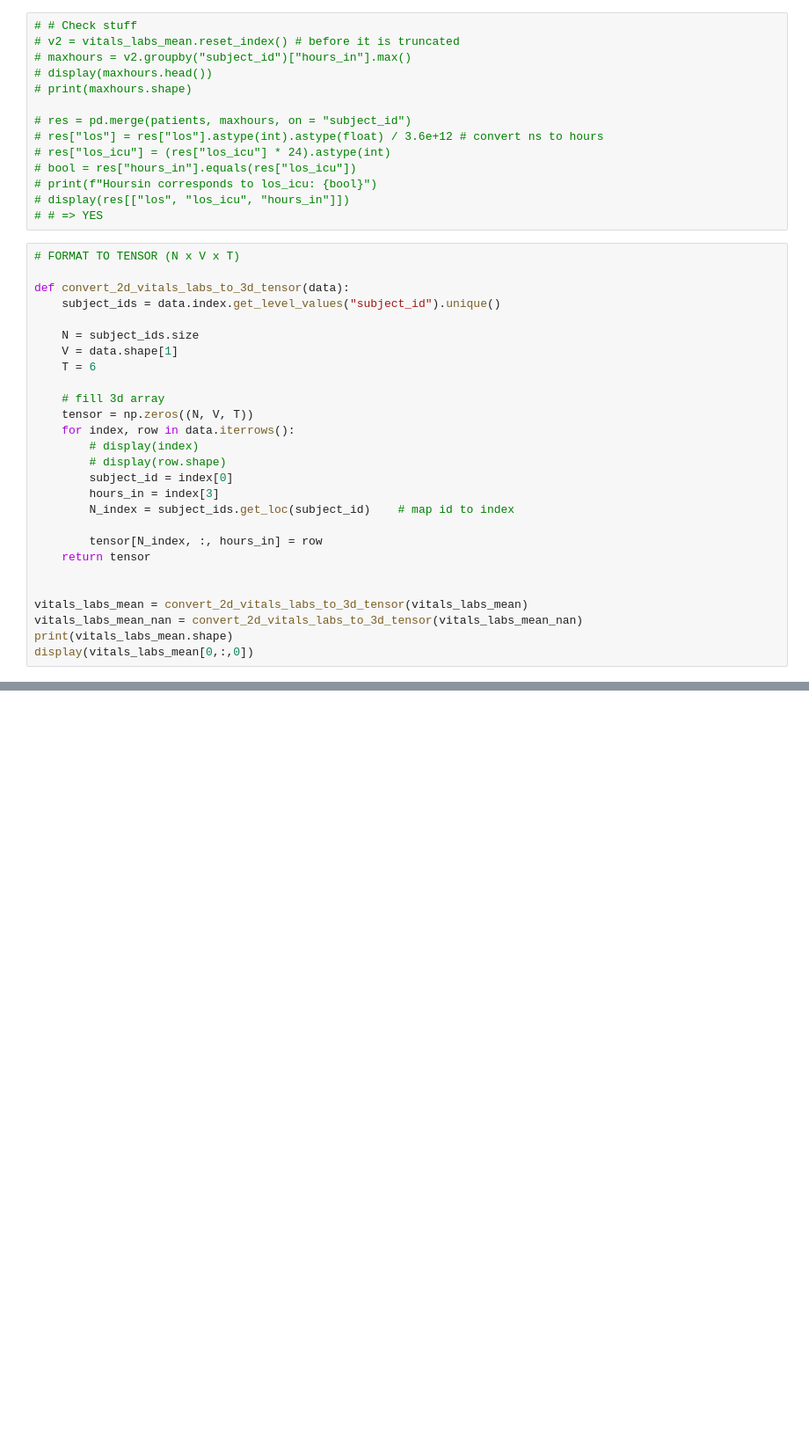
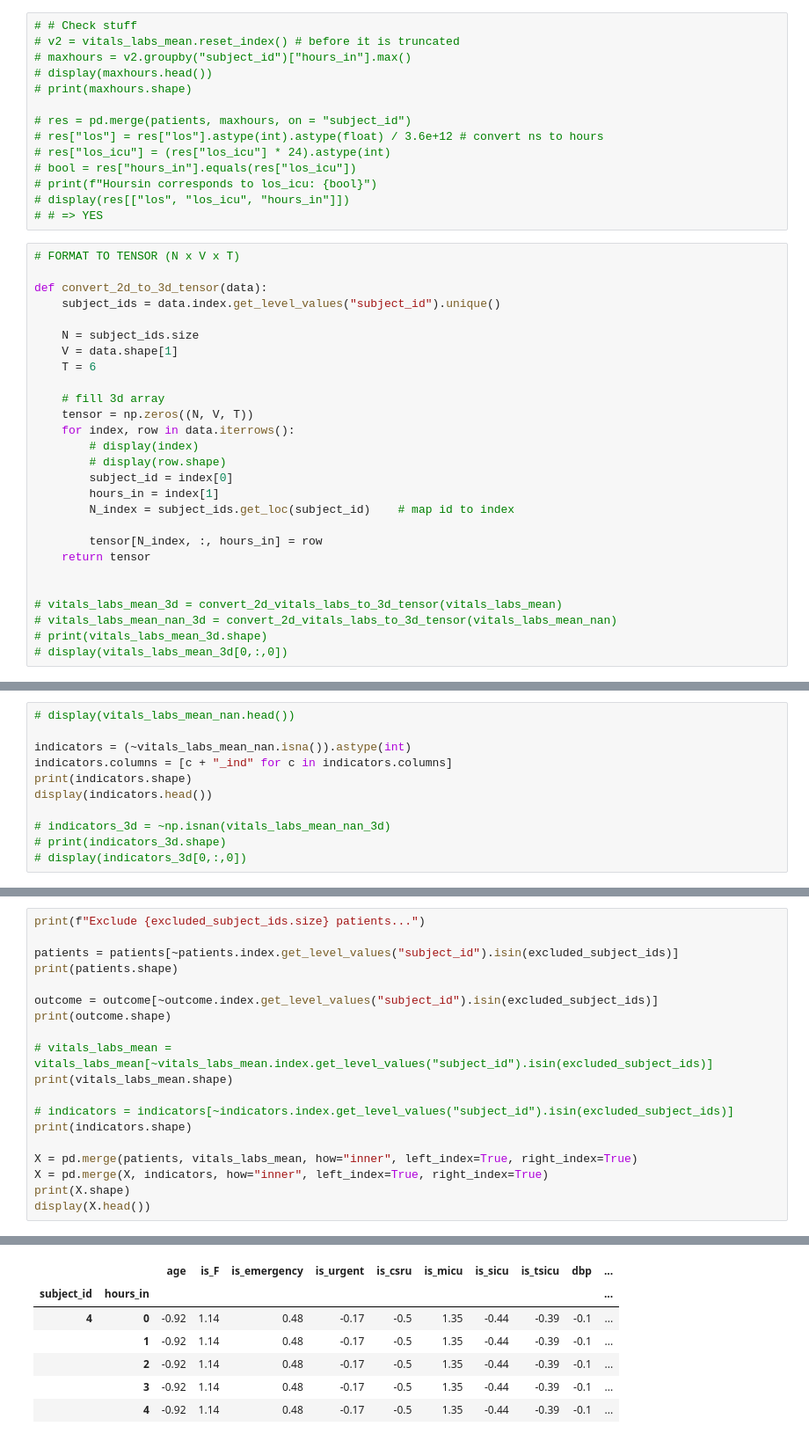
Before and after one commit to KevinArmbruster/optimal-summaries-public, a Jupyter notebook: preprocess_MIMIC_data.ipynb, the cells around one changed output, grey strips where cells are left out. Shown at 88% size. Drawn from its saved outputs; the diff is of its cells as text; blank space fills up the shorter version.

```diff
--- a/preprocess_MIMIC_data.ipynb
+++ b/preprocess_MIMIC_data.ipynb
@@ -167,7 +212,7 @@ display(vitals_labs_mean.head(10))
 # %%
 # FORMAT TO TENSOR (N x V x T)
 
-def convert_2d_vitals_labs_to_3d_tensor(data):
+def convert_2d_to_3d_tensor(data):
     subject_ids = data.index.get_level_values("subject_id").unique()
 
     N = subject_ids.size
@@ -180,14 +225,14 @@ def convert_2d_vitals_labs_to_3d_tensor(data):
         # display(index)
         # display(row.shape)
         subject_id = index[0]
-        hours_in = index[3]
+        hours_in = index[1]
         N_index = subject_ids.get_loc(subject_id)    # map id to index
 
         tensor[N_index, :, hours_in] = row
     return tensor
 
 
-vitals_labs_mean = convert_2d_vitals_labs_to_3d_tensor(vitals_labs_mean)
-vitals_labs_mean_nan = convert_2d_vitals_labs_to_3d_tensor(vitals_labs_mean_nan)
-print(vitals_labs_mean.shape)
-display(vitals_labs_mean[0,:,0])
+# vitals_labs_mean_3d = convert_2d_vitals_labs_to_3d_tensor(vitals_labs_mean)
+# vitals_labs_mean_nan_3d = convert_2d_vitals_labs_to_3d_tensor(vitals_labs_mean_nan)
+# print(vitals_labs_mean_3d.shape)
+# display(vitals_labs_mean_3d[0,:,0])
@@ -201,0 +239,11 @@ array([-0.09696495, -0.09444487,  0.0330999 , -0.14676078, -0.2980515 ,
+# %%
+# display(vitals_labs_mean_nan.head())
+
+indicators = (~vitals_labs_mean_nan.isna()).astype(int)
+indicators.columns = [c + "_ind" for c in indicators.columns]
+print(indicators.shape)
+display(indicators.head())
+
+# indicators_3d = ~np.isnan(vitals_labs_mean_nan_3d)
+# print(indicators_3d.shape)
+# display(indicators_3d[0,:,0])
@@ -201,0 +263,20 @@ array([-0.09696495, -0.09444487,  0.0330999 , -0.14676078, -0.2980515 ,
+# %%
+print(f"Exclude {excluded_subject_ids.size} patients...")
+
+patients = patients[~patients.index.get_level_values("subject_id").isin(excluded_subject_ids)]
+print(patients.shape)
+
+outcome = outcome[~outcome.index.get_level_values("subject_id").isin(excluded_subject_ids)]
+print(outcome.shape)
+
+# vitals_labs_mean = vitals_labs_mean[~vitals_labs_mean.index.get_level_values("subject_id").isin(excluded_subject_ids)]
+print(vitals_labs_mean.shape)
+
+# indicators = indicators[~indicators.index.get_level_values("subject_id").isin(excluded_subject_ids)]
+print(indicators.shape)
+
+X = pd.merge(patients, vitals_labs_mean, how="inner", left_index=True, right_index=True)
+X = pd.merge(X, indicators, how="inner", left_index=True, right_index=True)
+print(X.shape)
+display(X.head())
+# %% [output]
@@ -202 +289,8 @@ array([-0.09696495, -0.09444487,  0.0330999 , -0.14676078, -0.2980515 ,
+|  |  | age | is_F | is_emergency | is_urgent | is_csru | is_micu | is_sicu | is_tsicu | dbp | ... |
+| subject_id | hours_in |  |  |  |  |  |  |  |  |  | ... |
+| 4 | 0 | -0.92 | 1.14 | 0.48 | -0.17 | -0.5 | 1.35 | -0.44 | -0.39 | -0.1 | ... |
+|  | 1 | -0.92 | 1.14 | 0.48 | -0.17 | -0.5 | 1.35 | -0.44 | -0.39 | -0.1 | ... |
+|  | 2 | -0.92 | 1.14 | 0.48 | -0.17 | -0.5 | 1.35 | -0.44 | -0.39 | -0.1 | ... |
+|  | 3 | -0.92 | 1.14 | 0.48 | -0.17 | -0.5 | 1.35 | -0.44 | -0.39 | -0.1 | ... |
+|  | 4 | -0.92 | 1.14 | 0.48 | -0.17 | -0.5 | 1.35 | -0.44 | -0.39 | -0.1 | ... |
 # %%
```
Also changed, not shown: parts of 12 cells of this notebook, 3 other files.
